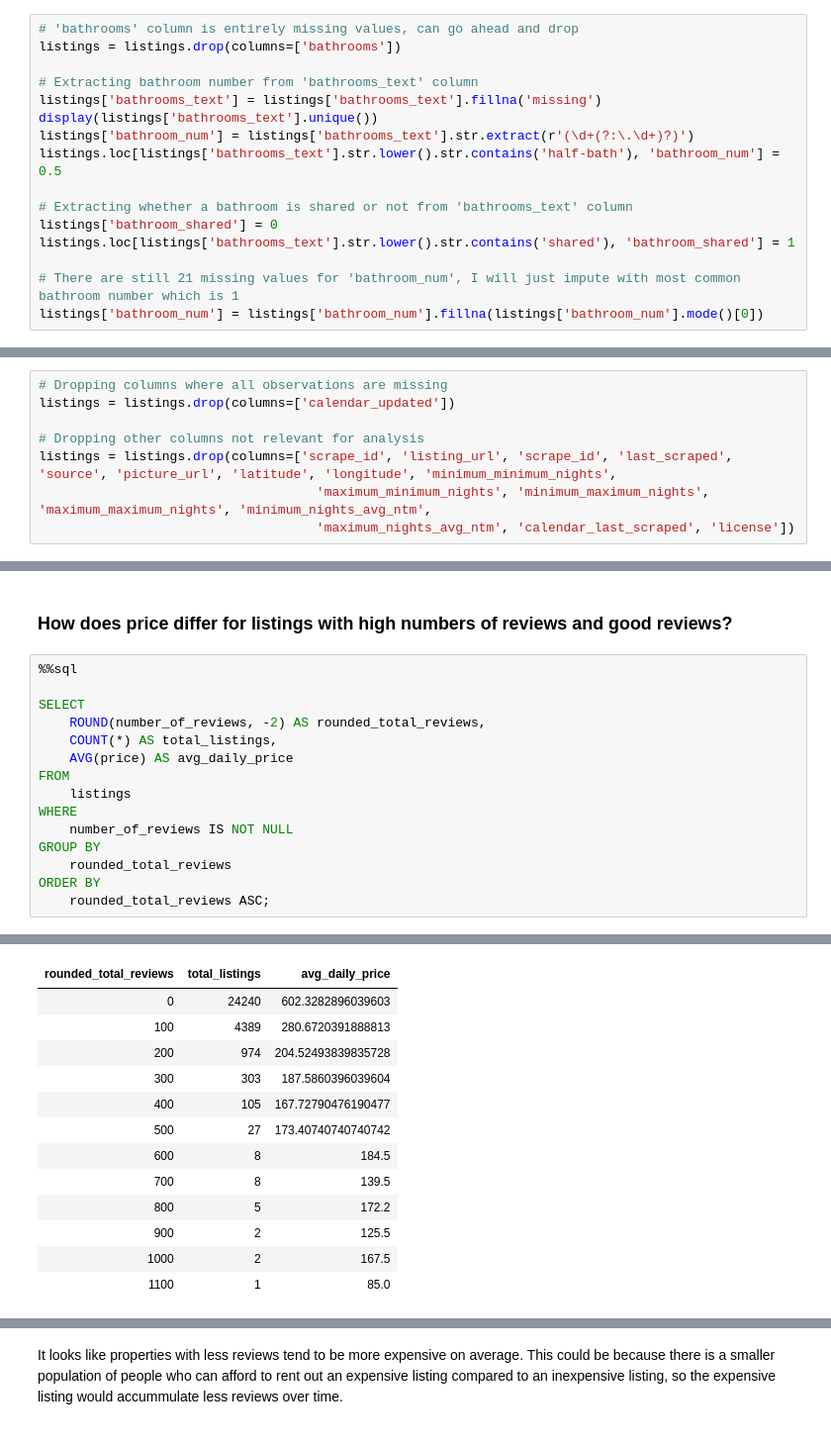
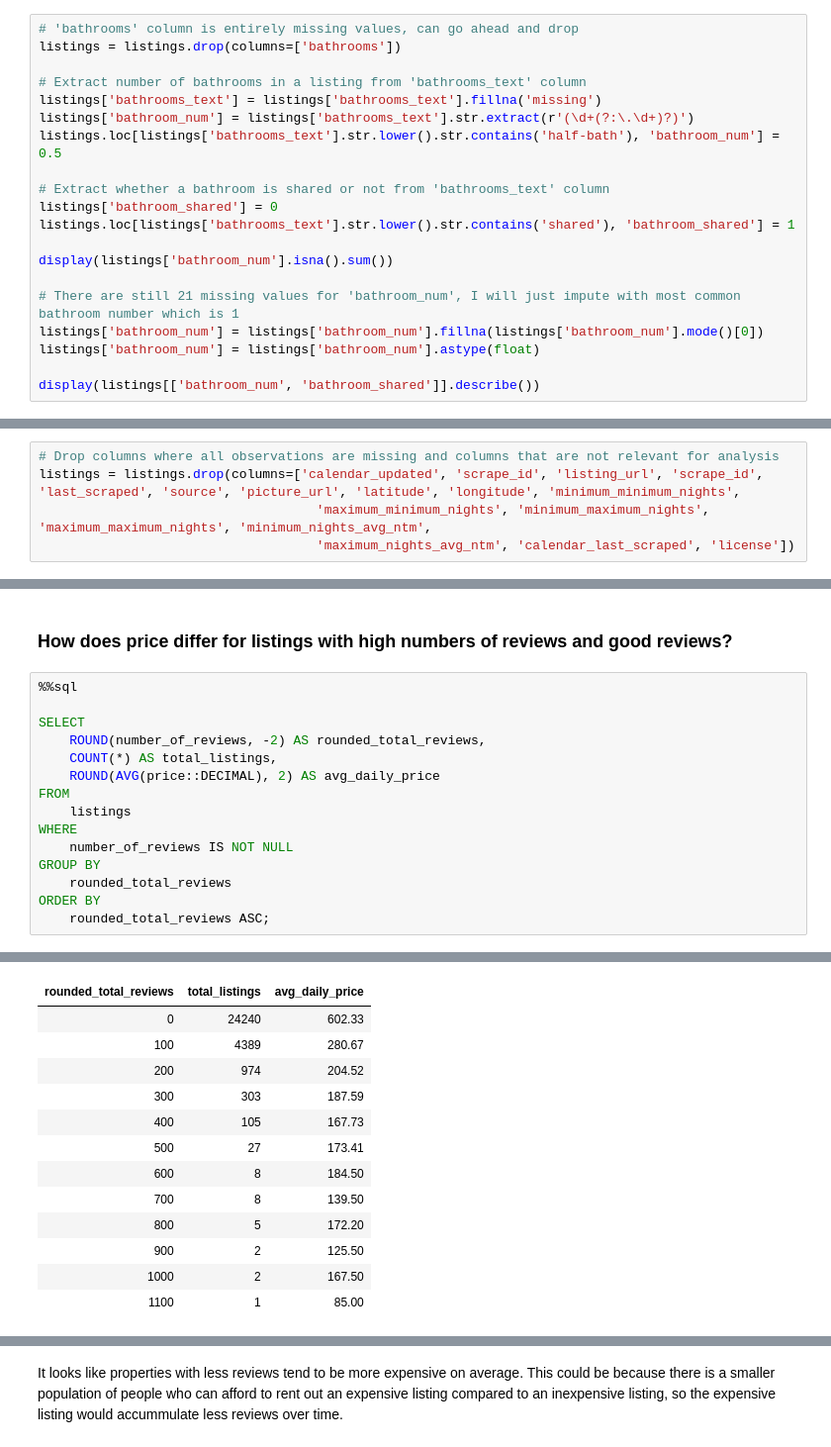
Before and after one commit to kaistops/Hawaii-Airbnb-Analysis, a Jupyter notebook: hawaii_airbnb_analysis.ipynb, the cells around one changed output, grey strips where cells are left out. Shown at 99% size. Cells and saved outputs as stored; diff of their text form.

```diff
--- a/hawaii_airbnb_analysis.ipynb
+++ b/hawaii_airbnb_analysis.ipynb
@@ -90,16 +91,20 @@ array(['Primary Urban Center', 'South Kohala', 'South Kona', 'North Kona',
 # 'bathrooms' column is entirely missing values, can go ahead and drop
 listings = listings.drop(columns=['bathrooms'])
 
-# Extracting bathroom number from 'bathrooms_text' column
+# Extract number of bathrooms in a listing from 'bathrooms_text' column
 listings['bathrooms_text'] = listings['bathrooms_text'].fillna('missing')
-display(listings['bathrooms_text'].unique())
 listings['bathroom_num'] = listings['bathrooms_text'].str.extract(r'(\d+(?:\.\d+)?)')
 listings.loc[listings['bathrooms_text'].str.lower().str.contains('half-bath'), 'bathroom_num'] = 0.5
 
-# Extracting whether a bathroom is shared or not from 'bathrooms_text' column
+# Extract whether a bathroom is shared or not from 'bathrooms_text' column
 listings['bathroom_shared'] = 0
 listings.loc[listings['bathrooms_text'].str.lower().str.contains('shared'), 'bathroom_shared'] = 1
 
+display(listings['bathroom_num'].isna().sum())
+
 # There are still 21 missing values for 'bathroom_num', I will just impute with most common bathroom number which is 1
 listings['bathroom_num'] = listings['bathroom_num'].fillna(listings['bathroom_num'].mode()[0])
+listings['bathroom_num'] = listings['bathroom_num'].astype(float)
+
+display(listings[['bathroom_num', 'bathroom_shared']].describe())
 # %% [output]
@@ -174,8 +160,5 @@ The remaining missing values can remain in the dataset. The values 'description'
 # %%
-# Dropping columns where all observations are missing
-listings = listings.drop(columns=['calendar_updated'])
-
-# Dropping other columns not relevant for analysis
-listings = listings.drop(columns=['scrape_id', 'listing_url', 'scrape_id', 'last_scraped', 'source', 'picture_url', 'latitude', 'longitude', 'minimum_minimum_nights',
+# Drop columns where all observations are missing and columns that are not relevant for analysis
+listings = listings.drop(columns=['calendar_updated', 'scrape_id', 'listing_url', 'scrape_id', 'last_scraped', 'source', 'picture_url', 'latitude', 'longitude', 'minimum_minimum_nights',
                                   	'maximum_minimum_nights', 'minimum_maximum_nights', 'maximum_maximum_nights', 'minimum_nights_avg_ntm',
                                     'maximum_nights_avg_ntm', 'calendar_last_scraped', 'license'])
@@ -834,31 +926,31 @@ In the above query, I've sorted amenities by highest average price of the associ
 # %%
 %%sql
 
 SELECT
     ROUND(number_of_reviews, -2) AS rounded_total_reviews,
     COUNT(*) AS total_listings,
-    AVG(price) AS avg_daily_price
+    ROUND(AVG(price::DECIMAL), 2) AS avg_daily_price
 FROM
     listings
 WHERE
     number_of_reviews IS NOT NULL
 GROUP BY
     rounded_total_reviews
 ORDER BY
     rounded_total_reviews ASC;
 # %% [output]
  * postgresql://postgres:***@localhost/hawaii_airbnb
 12 rows affected.
 | rounded_total_reviews | total_listings | avg_daily_price |
-| 0 | 24240 | 602.3282896039603 |
-| 100 | 4389 | 280.6720391888813 |
-| 200 | 974 | 204.52493839835728 |
-| 300 | 303 | 187.5860396039604 |
-| 400 | 105 | 167.72790476190477 |
-| 500 | 27 | 173.40740740740742 |
-| 600 | 8 | 184.5 |
-| 700 | 8 | 139.5 |
-| 800 | 5 | 172.2 |
-| 900 | 2 | 125.5 |
-| 1000 | 2 | 167.5 |
-| 1100 | 1 | 85.0 |
+| 0 | 24240 | 602.33 |
+| 100 | 4389 | 280.67 |
+| 200 | 974 | 204.52 |
+| 300 | 303 | 187.59 |
+| 400 | 105 | 167.73 |
+| 500 | 27 | 173.41 |
+| 600 | 8 | 184.50 |
+| 700 | 8 | 139.50 |
+| 800 | 5 | 172.20 |
+| 900 | 2 | 125.50 |
+| 1000 | 2 | 167.50 |
+| 1100 | 1 | 85.00 |
```
Also changed, not shown: parts of 88 cells of this notebook.
